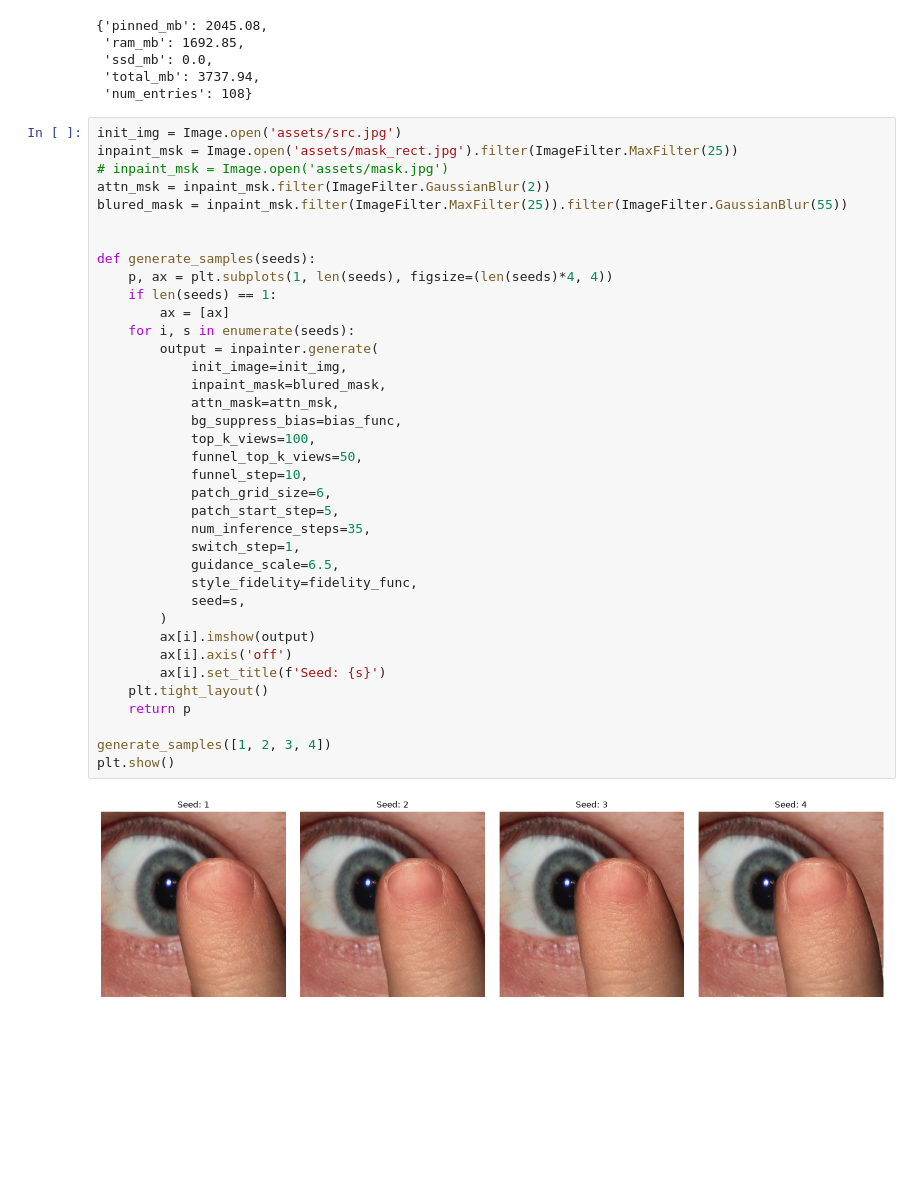
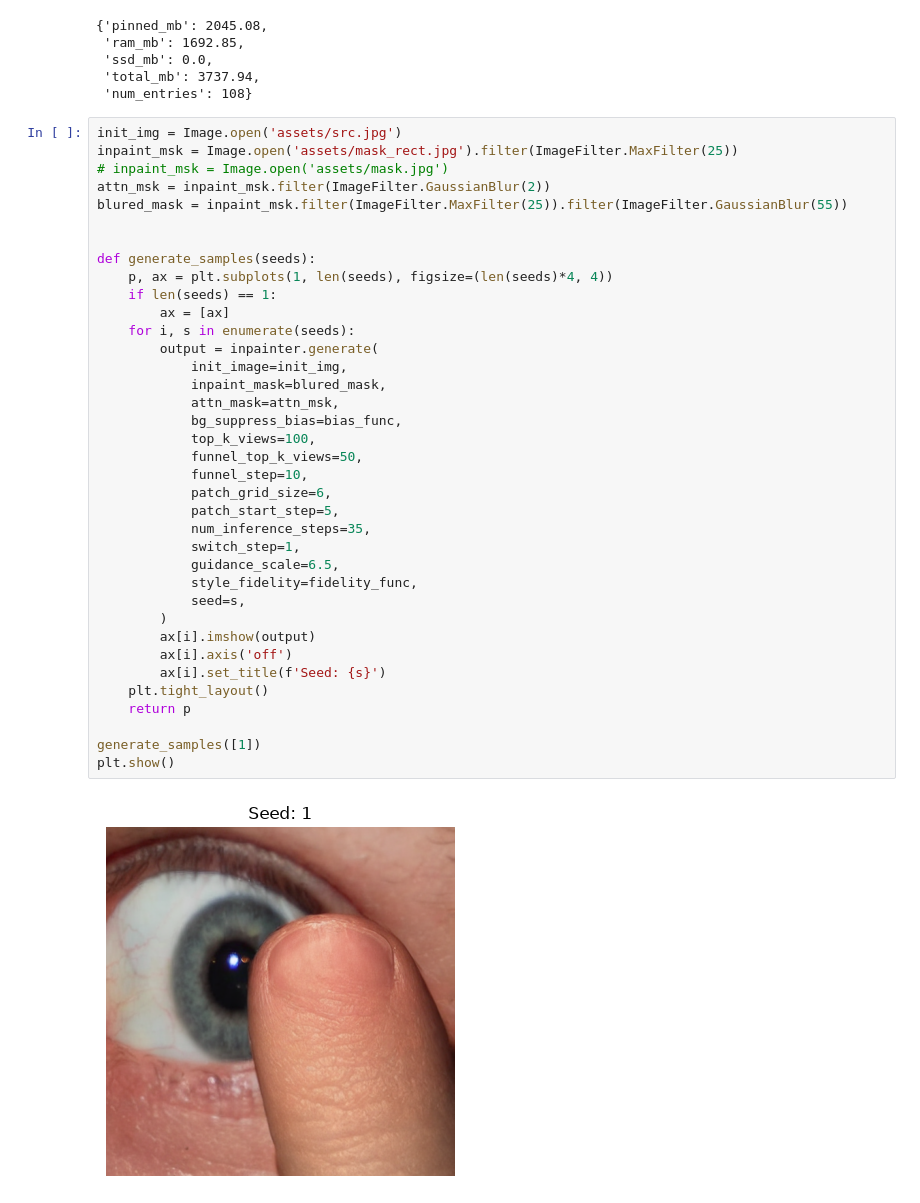
Before and after one commit to IzidorGolcar/sd_shared_attn, a Jupyter notebook: main.ipynb, the cells around one changed output. Cells and saved outputs as stored; diff of their text form; blank space fills up the shorter version.

```diff
--- a/main.ipynb
+++ b/main.ipynb
@@ -67,32 +66,32 @@ blured_mask = inpaint_msk.filter(ImageFilter.MaxFilter(25)).filter(ImageFilter.G
 
 def generate_samples(seeds):
     p, ax = plt.subplots(1, len(seeds), figsize=(len(seeds)*4, 4))
     if len(seeds) == 1:
         ax = [ax]
     for i, s in enumerate(seeds):
         output = inpainter.generate(
             init_image=init_img,
             inpaint_mask=blured_mask,
             attn_mask=attn_msk,
             bg_suppress_bias=bias_func,
             top_k_views=100,
             funnel_top_k_views=50,
             funnel_step=10,
             patch_grid_size=6,
             patch_start_step=5,
             num_inference_steps=35,
             switch_step=1,
             guidance_scale=6.5,
             style_fidelity=fidelity_func,
             seed=s,
         )
         ax[i].imshow(output)
         ax[i].axis('off')
         ax[i].set_title(f'Seed: {s}')
     plt.tight_layout()
     return p
 
-generate_samples([1, 2, 3, 4])
+generate_samples([1])
 plt.show()
 # %% [output]
-[figure, old version]
+[figure, new version]
```
Also changed, not shown: parts of 1 cell of this notebook, 4 other files.
